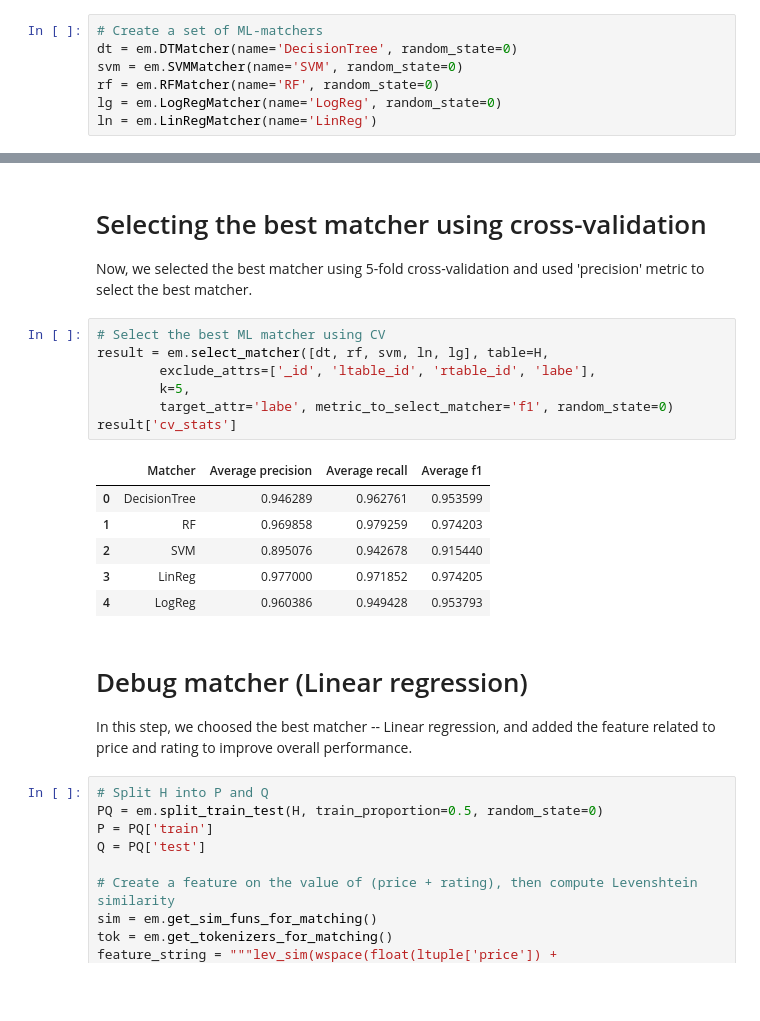
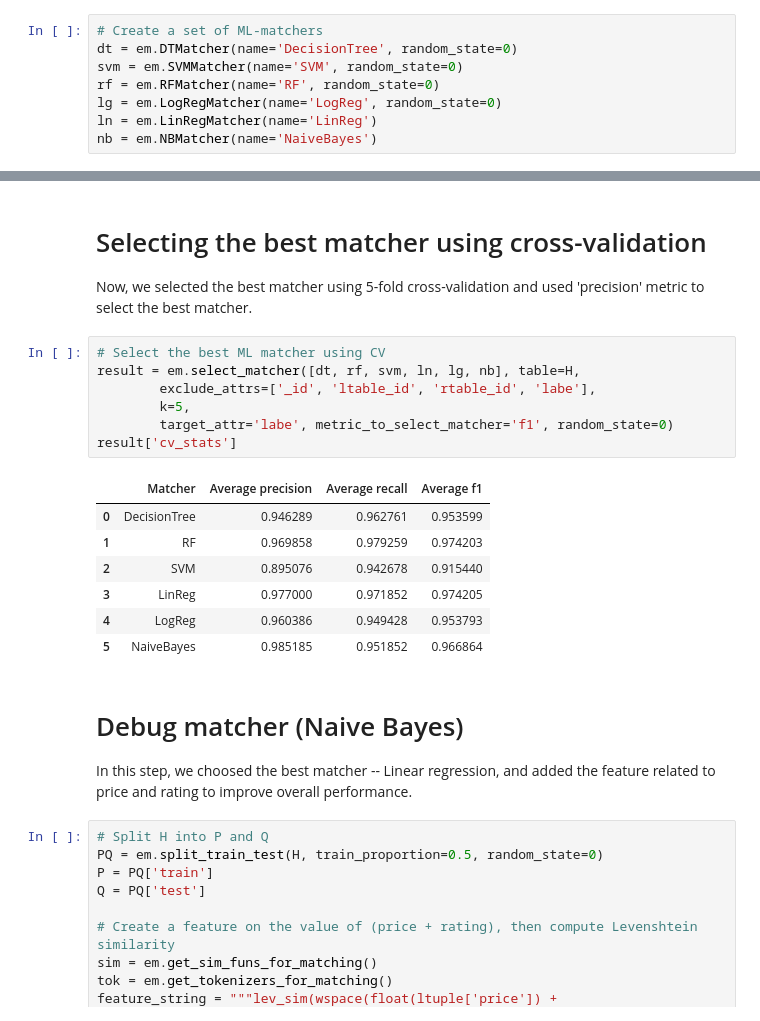
Before and after one commit to HannahWang/CS838-Data-Science, a Jupyter notebook: stage3/code/Matcher.ipynb, the cells around one changed output, grey strips where cells are left out. Cells and saved outputs as stored; diff of their text form; blank space fills up the shorter version.

Commit message:
add matcher naive bayes

```diff
--- a/stage3/code/Matcher.ipynb
+++ b/stage3/code/Matcher.ipynb
@@ -54,6 +54,7 @@ svm = em.SVMMatcher(name='SVM', random_state=0)
 rf = em.RFMatcher(name='RF', random_state=0)
 lg = em.LogRegMatcher(name='LogReg', random_state=0)
 ln = em.LinRegMatcher(name='LinReg')
+nb = em.NBMatcher(name='NaiveBayes')
 # %% [markdown]
 # Creating features
 
@@ -123,20 +124,21 @@ H = em.impute_table(H,
 Now, we selected the best matcher using 5-fold cross-validation and used 'precision' metric to select the best matcher.
 # %%
 # Select the best ML matcher using CV
-result = em.select_matcher([dt, rf, svm, ln, lg], table=H,
+result = em.select_matcher([dt, rf, svm, ln, lg, nb], table=H,
         exclude_attrs=['_id', 'ltable_id', 'rtable_id', 'labe'],
         k=5,
         target_attr='labe', metric_to_select_matcher='f1', random_state=0)
 result['cv_stats']
 # %% [output]
 |  | Matcher | Average precision | Average recall | Average f1 |
 | 0 | DecisionTree | 0.946289 | 0.962761 | 0.953599 |
 | 1 | RF | 0.969858 | 0.979259 | 0.974203 |
 | 2 | SVM | 0.895076 | 0.942678 | 0.915440 |
 | 3 | LinReg | 0.977000 | 0.971852 | 0.974205 |
 | 4 | LogReg | 0.960386 | 0.949428 | 0.953793 |
+| 5 | NaiveBayes | 0.985185 | 0.951852 | 0.966864 |
 # %% [markdown]
-# Debug matcher (Linear regression)
+# Debug matcher (Naive Bayes)
 
 In this step, we choosed the best matcher -- Linear regression, and added the feature related to price and rating to improve overall performance.
 # %%
```
Also changed, not shown: parts of 15 cells of this notebook, 2 other files.
